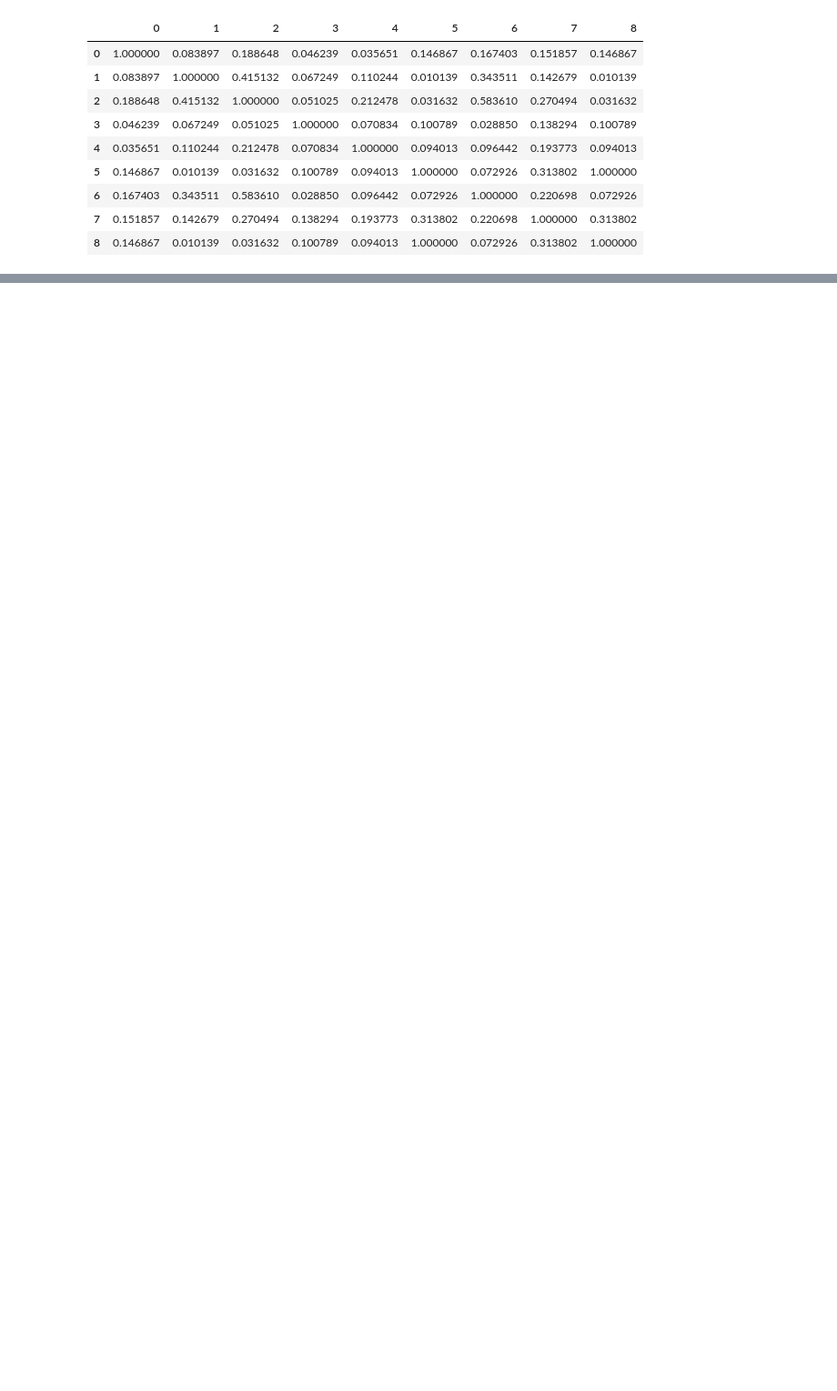
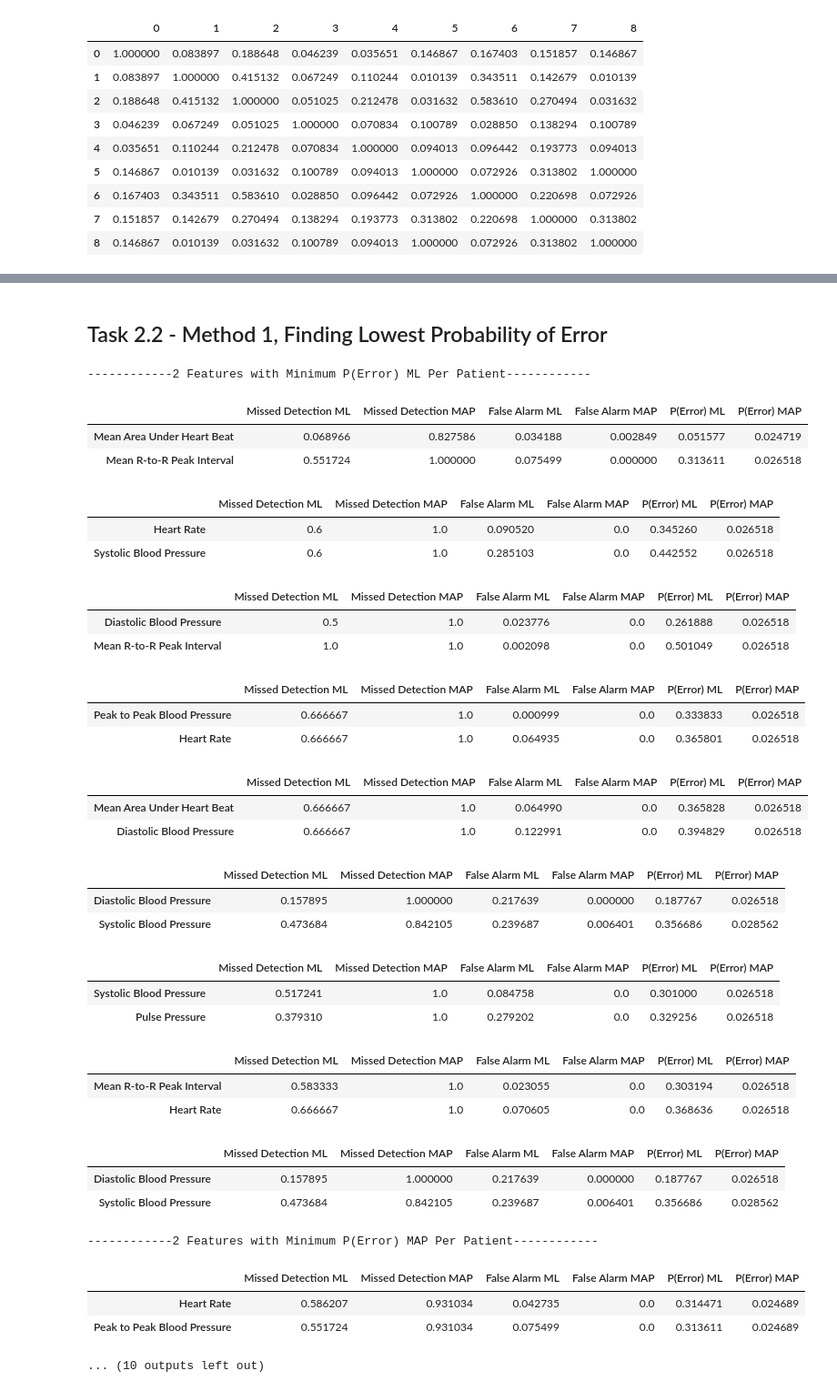
Before and after one commit to rahulsurti97/hospital_research, a Jupyter notebook: final_project.ipynb, the cells around one changed output, grey strips where cells are left out. Shown at 91% size. Saved outputs shown, nothing was run; the diff lists cells and outputs as text; code cells hidden in the pictures; blank space fills up the shorter version.

```diff
--- a/final_project.ipynb
+++ b/final_project.ipynb
@@ -557,0 +502,62 @@ get_golden_correlation(0)
+# %% [markdown]
+## Task 2.2 - Method 1, Finding Lowest Probability of Error
+# %%
+minimum_perror = []
+
+print('------------2 Features with Minimum P(Error) ML Per Patient------------')
+
+for df in conditional_probability_matrix:
+    df = df.sort_values(['P(Error) ML']).iloc[[0,1]]
+    minimum_perror.append(df['P(Error) ML'].sum())
+    display(df)
+
+min_perr = pd.DataFrame(minimum_perror, columns=['P(Error) ML Min Sum'])
+min_perr = min_perr.sort_values(['P(Error) ML Min Sum'])
+
+print('------------2 Features with Minimum P(Error) MAP Per Patient------------')
+
+minimum_perror = []
+for df in conditional_probability_matrix:
+    df = df.sort_values(['P(Error) MAP']).iloc[[0,1]]
+    minimum_perror.append(df['P(Error) MAP'].sum())
+    display(df)
+
+display(min_perr)
+
+min_perr = pd.DataFrame(minimum_perror, columns=['P(Error) MAP Min Sum'])
+min_perr = min_perr.sort_values(['P(Error) MAP Min Sum'])
+display(min_perr)
+# %% [output]
+------------2 Features with Minimum P(Error) ML Per Patient------------
+|  | Missed Detection ML | Missed Detection MAP | False Alarm ML | False Alarm MAP | P(Error) ML | P(Error) MAP |
+| Mean Area Under Heart Beat | 0.068966 | 0.827586 | 0.034188 | 0.002849 | 0.051577 | 0.024719 |
+| Mean R-to-R Peak Interval | 0.551724 | 1.000000 | 0.075499 | 0.000000 | 0.313611 | 0.026518 |
+|  | Missed Detection ML | Missed Detection MAP | False Alarm ML | False Alarm MAP | P(Error) ML | P(Error) MAP |
+| Heart Rate | 0.6 | 1.0 | 0.090520 | 0.0 | 0.345260 | 0.026518 |
+| Systolic Blood Pressure | 0.6 | 1.0 | 0.285103 | 0.0 | 0.442552 | 0.026518 |
+|  | Missed Detection ML | Missed Detection MAP | False Alarm ML | False Alarm MAP | P(Error) ML | P(Error) MAP |
+| Diastolic Blood Pressure | 0.5 | 1.0 | 0.023776 | 0.0 | 0.261888 | 0.026518 |
+| Mean R-to-R Peak Interval | 1.0 | 1.0 | 0.002098 | 0.0 | 0.501049 | 0.026518 |
+|  | Missed Detection ML | Missed Detection MAP | False Alarm ML | False Alarm MAP | P(Error) ML | P(Error) MAP |
+| Peak to Peak Blood Pressure | 0.666667 | 1.0 | 0.000999 | 0.0 | 0.333833 | 0.026518 |
+| Heart Rate | 0.666667 | 1.0 | 0.064935 | 0.0 | 0.365801 | 0.026518 |
+|  | Missed Detection ML | Missed Detection MAP | False Alarm ML | False Alarm MAP | P(Error) ML | P(Error) MAP |
+| Mean Area Under Heart Beat | 0.666667 | 1.0 | 0.064990 | 0.0 | 0.365828 | 0.026518 |
+| Diastolic Blood Pressure | 0.666667 | 1.0 | 0.122991 | 0.0 | 0.394829 | 0.026518 |
+|  | Missed Detection ML | Missed Detection MAP | False Alarm ML | False Alarm MAP | P(Error) ML | P(Error) MAP |
+| Diastolic Blood Pressure | 0.157895 | 1.000000 | 0.217639 | 0.000000 | 0.187767 | 0.026518 |
+| Systolic Blood Pressure | 0.473684 | 0.842105 | 0.239687 | 0.006401 | 0.356686 | 0.028562 |
+|  | Missed Detection ML | Missed Detection MAP | False Alarm ML | False Alarm MAP | P(Error) ML | P(Error) MAP |
+| Systolic Blood Pressure | 0.517241 | 1.0 | 0.084758 | 0.0 | 0.301000 | 0.026518 |
+| Pulse Pressure | 0.379310 | 1.0 | 0.279202 | 0.0 | 0.329256 | 0.026518 |
+|  | Missed Detection ML | Missed Detection MAP | False Alarm ML | False Alarm MAP | P(Error) ML | P(Error) MAP |
+| Mean R-to-R Peak Interval | 0.583333 | 1.0 | 0.023055 | 0.0 | 0.303194 | 0.026518 |
+| Heart Rate | 0.666667 | 1.0 | 0.070605 | 0.0 | 0.368636 | 0.026518 |
+|  | Missed Detection ML | Missed Detection MAP | False Alarm ML | False Alarm MAP | P(Error) ML | P(Error) MAP |
+| Diastolic Blood Pressure | 0.157895 | 1.000000 | 0.217639 | 0.000000 | 0.187767 | 0.026518 |
+| Systolic Blood Pressure | 0.473684 | 0.842105 | 0.239687 | 0.006401 | 0.356686 | 0.028562 |
+------------2 Features with Minimum P(Error) MAP Per Patient------------
+|  | Missed Detection ML | Missed Detection MAP | False Alarm ML | False Alarm MAP | P(Error) ML | P(Error) MAP |
+| Heart Rate | 0.586207 | 0.931034 | 0.042735 | 0.0 | 0.314471 | 0.024689 |
+| Peak to Peak Blood Pressure | 0.551724 | 0.931034 | 0.075499 | 0.0 | 0.313611 | 0.024689 |
+... (10 outputs left out)
```
Also changed, not shown: parts of 33 cells of this notebook.
